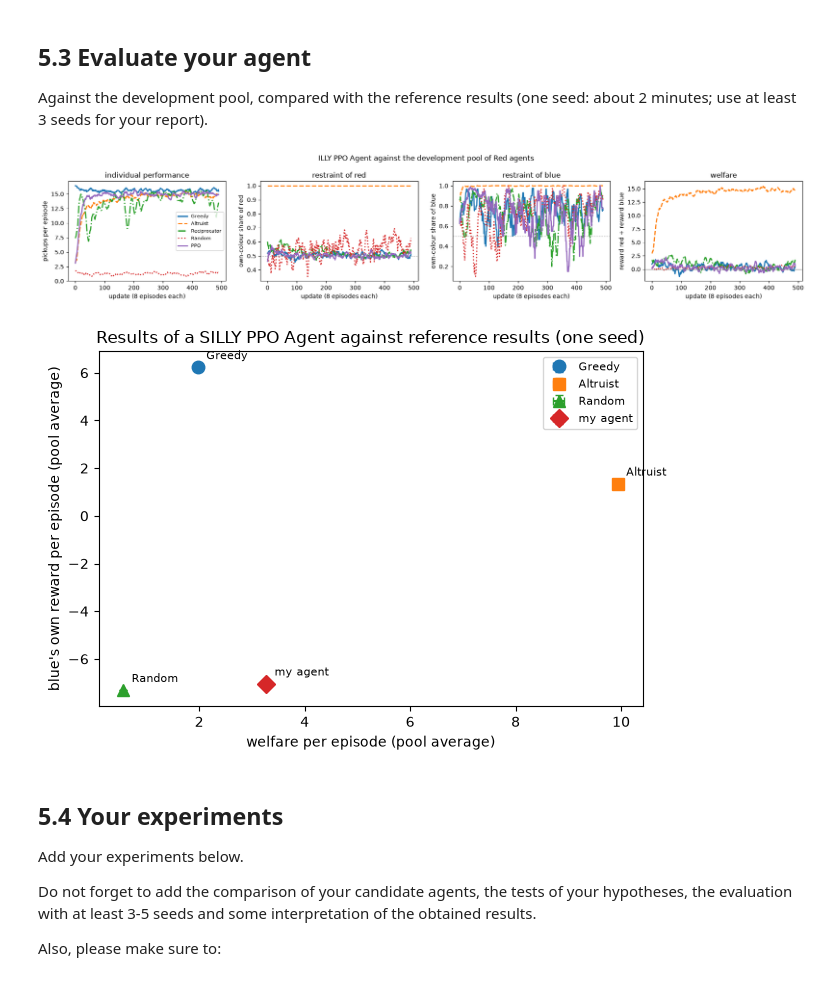
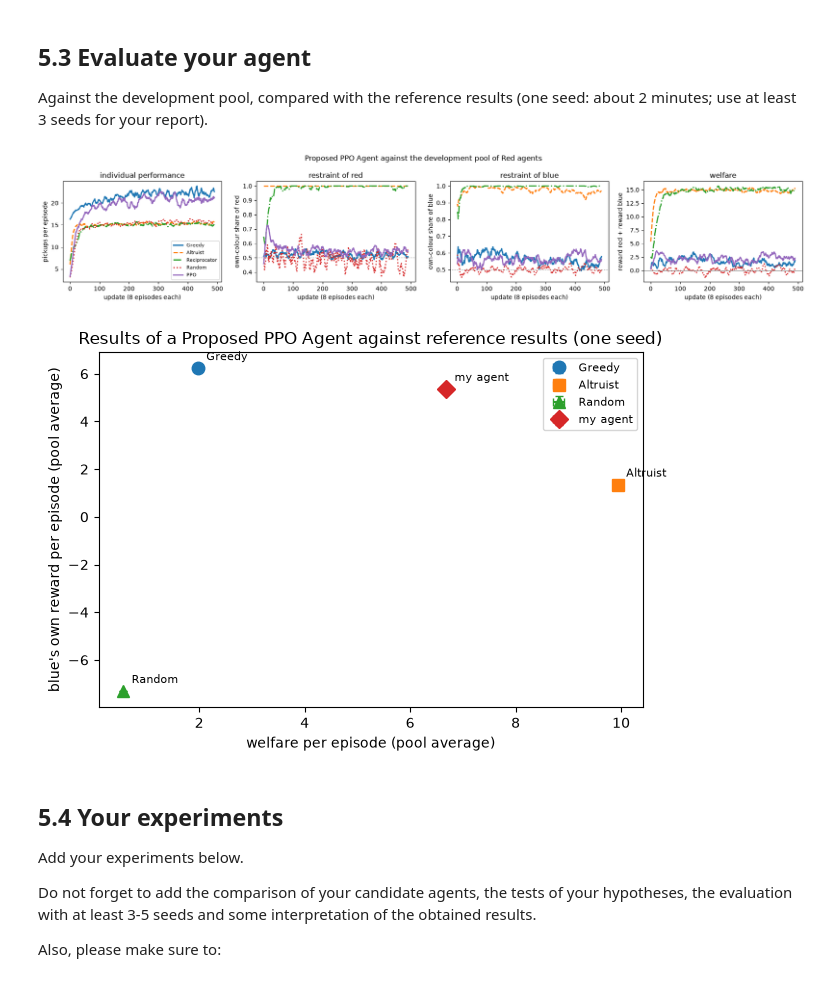
Before and after one commit to Bartva1/assignment1, a Jupyter notebook: Assignment1-baseline.ipynb, the cells around one changed output. Cells and saved outputs as stored; diff of their text form; code cells hidden in the pictures.

Commit message:
[FIX] added the correct proposed agent (alpha=0.5, tft)

```diff
--- a/Assignment1-baseline.ipynb
+++ b/Assignment1-baseline.ipynb
@@ -960,8 +960,22 @@ Define your agent in the cell below. It **must start with the line `# YOUR AGENT
 # YOUR AGENT
 PROPOSED_AGENT_CONFIG = dict(PPO_CONFIG)
 
+def alpha_welfare_reward(my_reward, other_reward, observations):
+    """Convex combination between own reward and social welfare."""
+    alpha = 0.5
+    return (1.0 - alpha) * my_reward + alpha * (my_reward + other_reward)
+
+
 def my_training_reward(my_reward, other_reward, observations):
-    return my_reward + other_reward
+    red_lamp_indices = slice(108, 112)
+    red_lamps = observations[:, red_lamp_indices]
+    red_defected = (red_lamps == -1).any(axis=1)
+
+    reward_coop = alpha_welfare_reward(my_reward, other_reward, observations)
+    reward_defect = own_reward(my_reward, other_reward, observations)
+    return np.where(red_defected, reward_defect, reward_coop)
+
+
 
 def make_blue_agent(n_inputs, seed):
     agent = PPOAgent(n_inputs, 4, config=PROPOSED_AGENT_CONFIG, seed=seed)
@@ -973,11 +987,11 @@ def make_blue_agent(n_inputs, seed):
 Against the development pool, compared with the reference results (one seed: about 2 minutes; use at least 3 seeds for your report).
 # %%
 my_results, my_logs = evaluate_against_pool(make_blue_agent, seeds=(SEED,))
-plot_match({red_name: logs[0] for red_name, logs in my_logs.items()}, 'ILLY PPO Agent against the development pool of Red agents')
-plot_pareto({**baseline_results, 'my agent': my_results}, 'Results of a SILLY PPO Agent against reference results (one seed)')
+plot_match({red_name: logs[0] for red_name, logs in my_logs.items()}, 'Proposed PPO Agent against the development pool of Red agents')
+plot_pareto({**baseline_results, 'my agent': my_results}, 'Results of a Proposed PPO Agent against reference results (one seed)')
 # %% [output]
-[figure, old version]
+[figure, new version]
-[figure, old version]
+[figure, new version]
 # %% [markdown]
 ## 5.4 Your experiments
 
```
